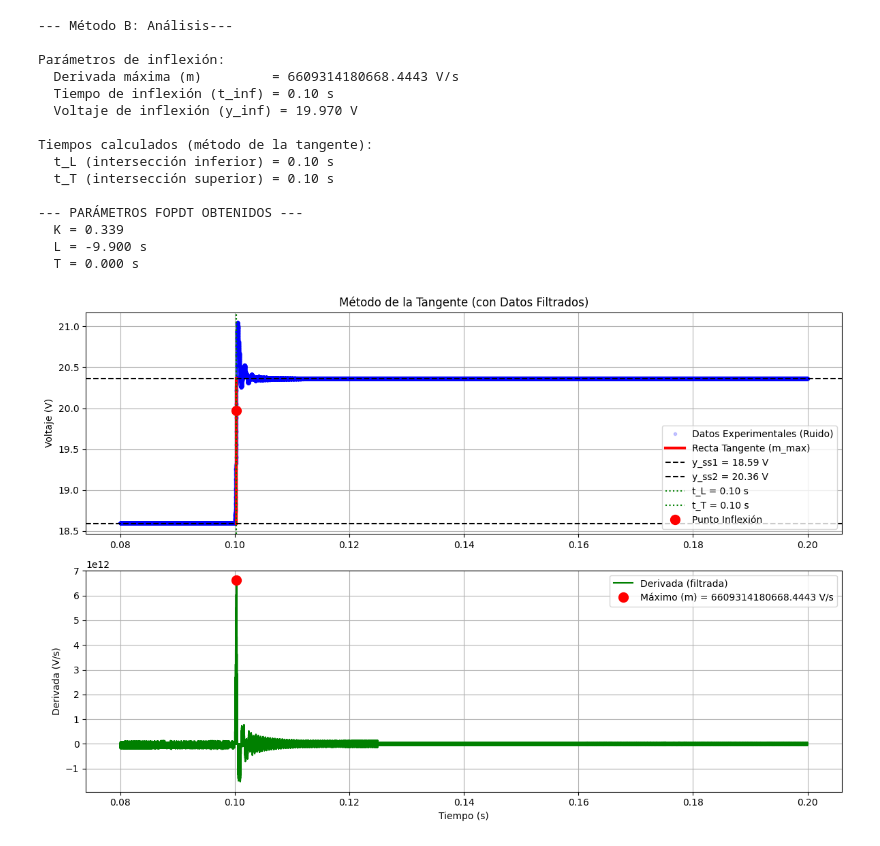
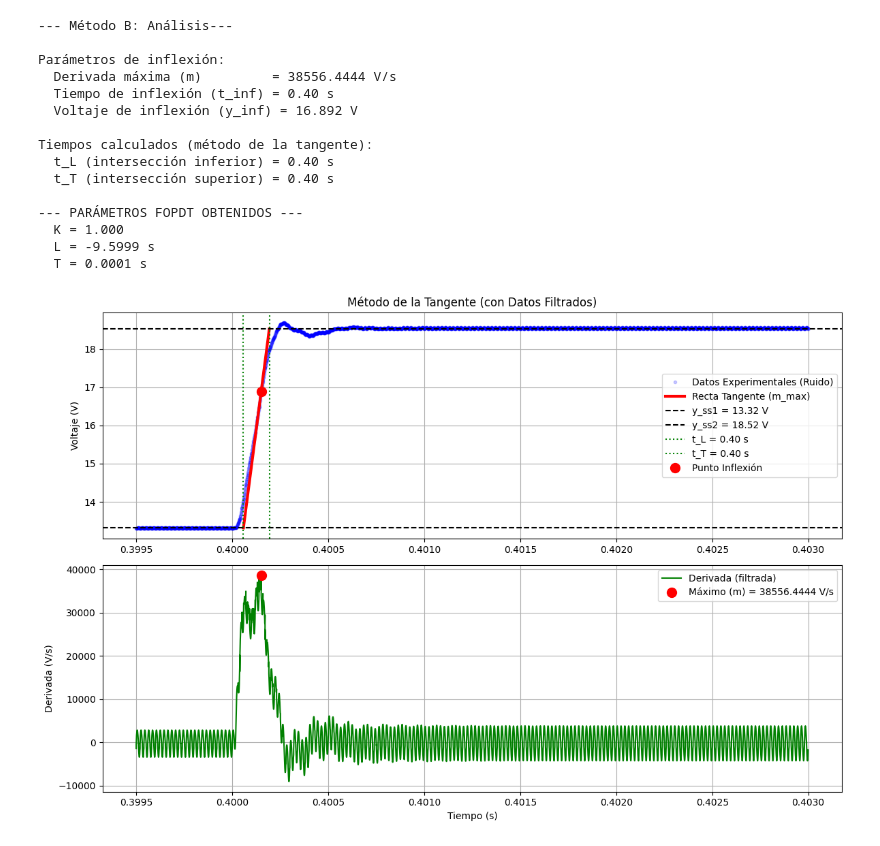
Before and after one commit to migueamv/Control-Clasico, a Jupyter notebook: Final/Modelado.ipynb, the cells around one changed output. Cells and saved outputs as stored; diff of their text form; code cells hidden in the pictures.

```diff
--- a/Final/Modelado.ipynb
+++ b/Final/Modelado.ipynb
@@ -7,19 +7,19 @@ import pandas as pd
 
 
 # --- Nombre del archivo (debe estar en la misma carpeta de este script) ---
-nombre_archivo = 'resultadosH.txt'
+nombre_archivo = 'resultadosM1.txt'
 
 # --- Parámetros del experimento (REEMPLAZAR CON SUS VALORES) ---
-y_ss1 = 18.59     # Voltaje de estado estacionario inicia.
-y_ss2 = 20.36     # Voltaje de estado estacionario final.
-delta_u = 5.22    # Cambio en la entrada.
+y_ss1 = 13.32     # Voltaje de estado estacionario inicia.
+y_ss2 = 18.52     # Voltaje de estado estacionario final.
+delta_u = 5.2    # Cambio en la entrada.
 
 # --- Tiempo del escalón (REEMPLAZAR CON SUS VALORES) ---
 # Es el primer valor de tiempo  que el Monitor Serie imprime inmediatamente después de que aparece el mensaje --- ESCALÓN APLICADO (40%) ---
 t_0 = 10.0       # Nota: Convertir el valor de ms a segundos.
 
 # --- Ventana del filtro  (Puedes ajustar este valor si es necesario, 5 o 7 es un buen inicio) ---
-window_size = 5
+window_size = 1
 
 
 try:
@@ -95,8 +95,8 @@ try:
 
     print("\n--- PARÁMETROS FOPDT OBTENIDOS ---")
     print(f"  K = {K:.3f}")
-    print(f"  L = {L:.3f} s")
-    print(f"  T = {T:.3f} s")
+    print(f"  L = {L:.4f} s")
+    print(f"  T = {T:.4f} s")
 
 
     # --- 7. Visualización en la gráfica. ---
@@ -124,42 +124,42 @@ try:
     ax1.legend()
     ax1.grid(True)
 
     # Gráfica 2: Derivada
     ax2 = plt.subplot(2, 1, 2, sharex=ax1)
     ax2.plot(t_derivada, derivada, 'g-', label='Derivada (filtrada)')
     ax2.plot(t_inflexion, m, 'ro', markersize=10, label=f'Máximo (m) = {m:.4f} V/s')
     ax2.set_xlabel('Tiempo (s)')
     ax2.set_ylabel('Derivada (V/s)')
     ax2.legend()
     ax2.grid(True)
 
     plt.tight_layout()
     plt.show()
 
 
 except FileNotFoundError:
     print(f"Error: No se encontró el archivo '{nombre_archivo}'")
     print("Por favor, asegúrese que el archivo .txt está en la misma carpeta que el script.")
 
 except Exception as e:
     print(f"Ha ocurrido un error inesperado: {e}")
 # %% [output]
 --- Método B: Análisis---
 
 Parámetros de inflexión:
-  Derivada máxima (m)         = 6609314180668.4443 V/s
-  Tiempo de inflexión (t_inf) = 0.10 s
-  Voltaje de inflexión (y_inf) = 19.970 V
+  Derivada máxima (m)         = 38556.4444 V/s
+  Tiempo de inflexión (t_inf) = 0.40 s
+  Voltaje de inflexión (y_inf) = 16.892 V
 
 Tiempos calculados (método de la tangente):
-  t_L (intersección inferior) = 0.10 s
-  t_T (intersección superior) = 0.10 s
+  t_L (intersección inferior) = 0.40 s
+  t_T (intersección superior) = 0.40 s
 
 --- PARÁMETROS FOPDT OBTENIDOS ---
-  K = 0.339
-  L = -9.900 s
-  T = 0.000 s
+  K = 1.000
+  L = -9.5999 s
+  T = 0.0001 s
-[figure, old version]
+[figure, new version]
 # %%
 import numpy as np
 import matplotlib.pyplot as plt
```
Also changed, not shown: parts of 1 cell of this notebook, 2 other files.
